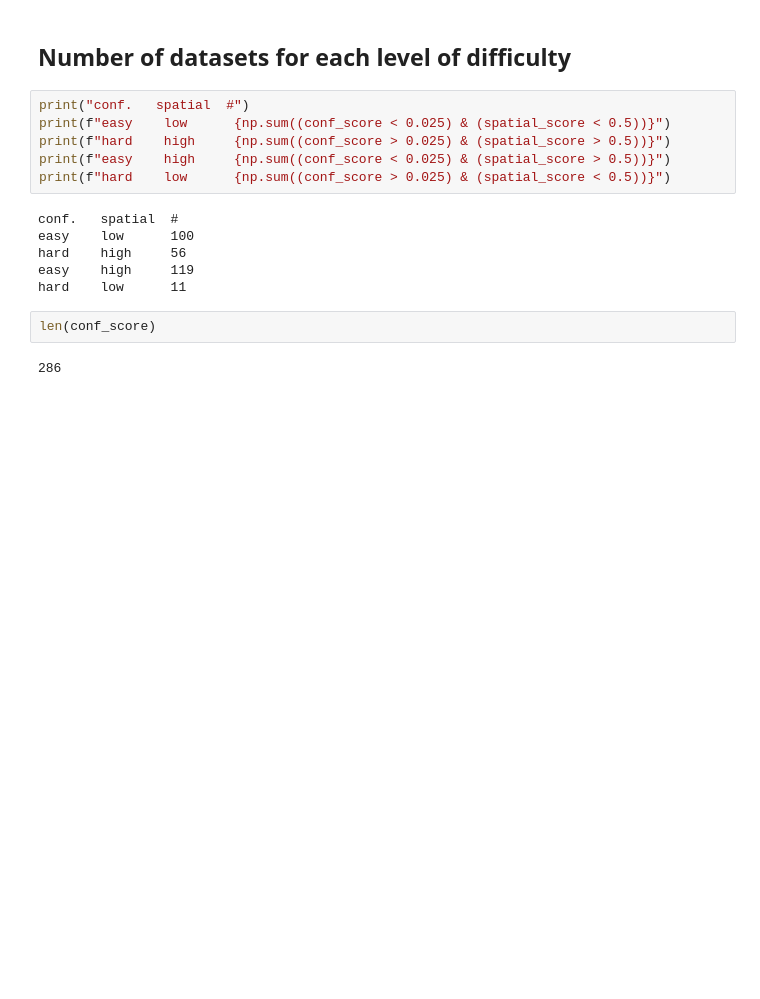
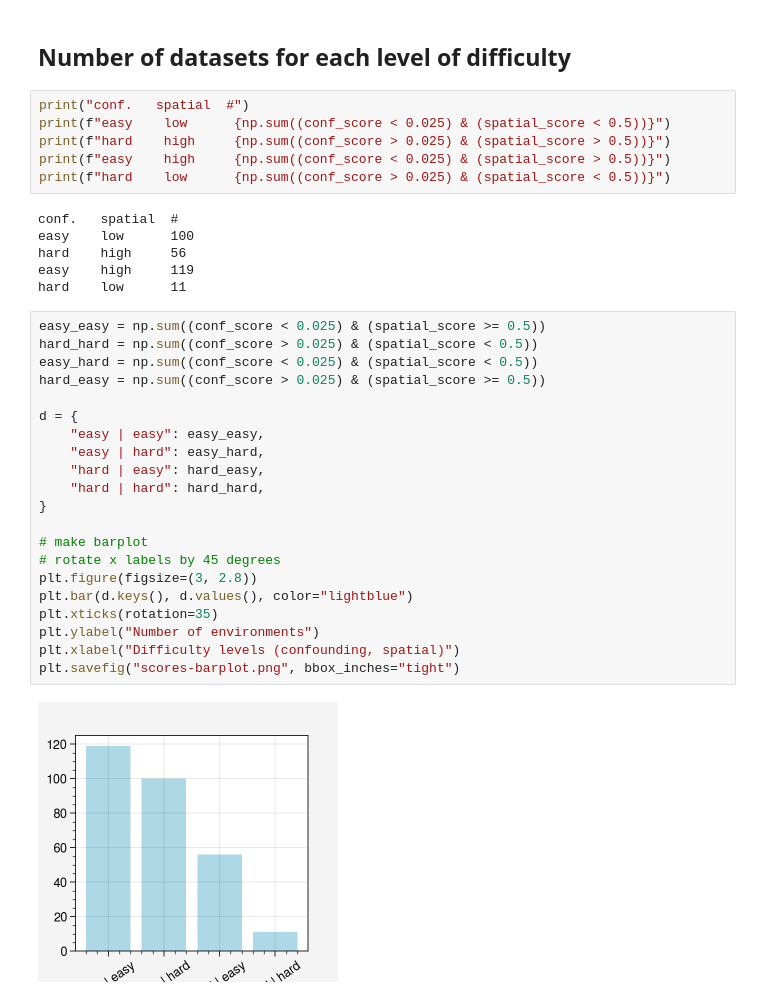
Before and after one commit to NSAPH-Projects/space, a Jupyter notebook: examples/difficulty_levels.ipynb, the cells around one changed output. Saved outputs shown, nothing was run; the diff lists cells and outputs as text; blank space fills up the shorter version.

Commit message:
update difficulty notebooks for paper

```diff
--- a/examples/difficulty_levels.ipynb
+++ b/examples/difficulty_levels.ipynb
@@ -308,7 +314,26 @@ easy    low      100
 hard    high     56
 easy    high     119
 hard    low      11
-# %%
-len(conf_score)
-# %% [output]
-286
+# %%
+easy_easy = np.sum((conf_score < 0.025) & (spatial_score >= 0.5))
+hard_hard = np.sum((conf_score > 0.025) & (spatial_score < 0.5))
+easy_hard = np.sum((conf_score < 0.025) & (spatial_score < 0.5))
+hard_easy = np.sum((conf_score > 0.025) & (spatial_score >= 0.5))
+
+d = {
+    "easy | easy": easy_easy,
+    "easy | hard": easy_hard,
+    "hard | easy": hard_easy,
+    "hard | hard": hard_hard,
+}
+
+# make barplot
+# rotate x labels by 45 degrees
+plt.figure(figsize=(3, 2.8))
+plt.bar(d.keys(), d.values(), color="lightblue")
+plt.xticks(rotation=35)
+plt.ylabel("Number of environments")
+plt.xlabel("Difficulty levels (confounding, spatial)")
+plt.savefig("scores-barplot.png", bbox_inches="tight")
+# %% [output]
+[figure, added]
```
Also changed, not shown: parts of 5 cells of this notebook, 3 other files.
